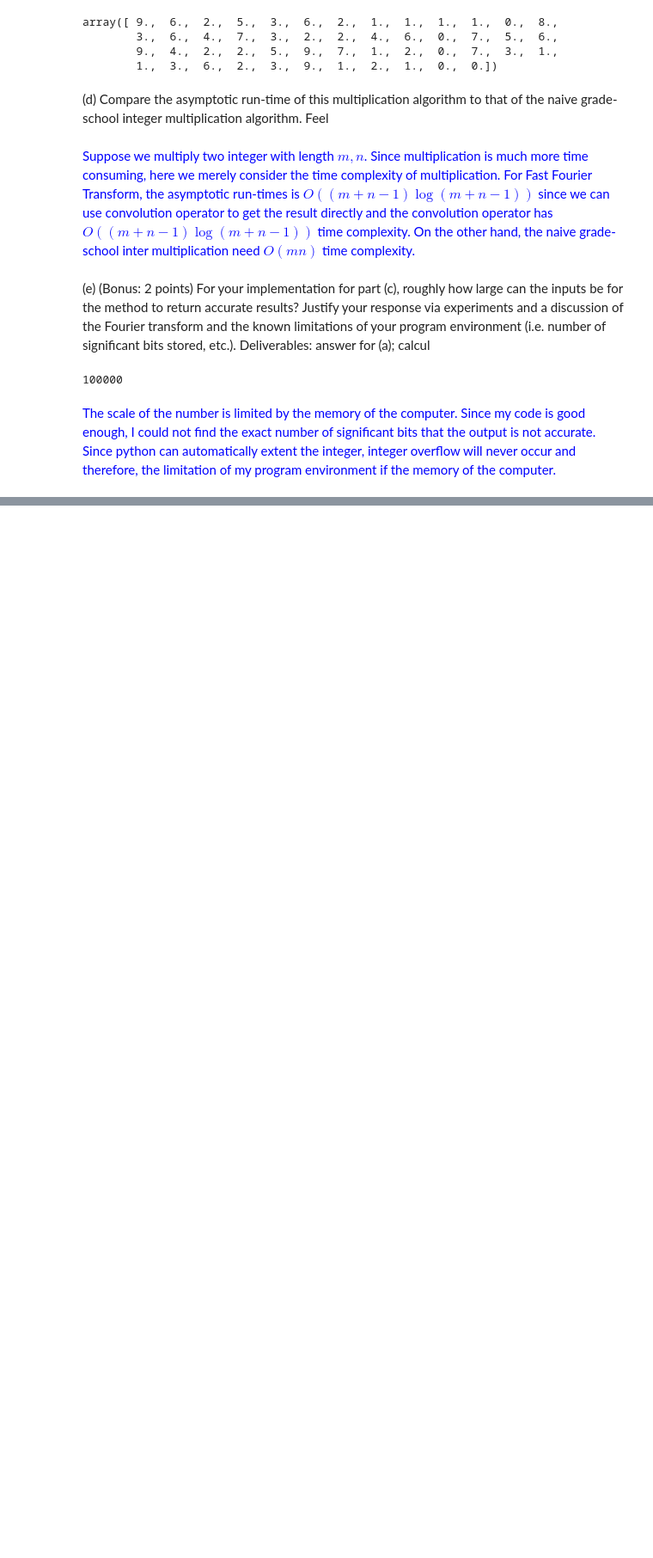
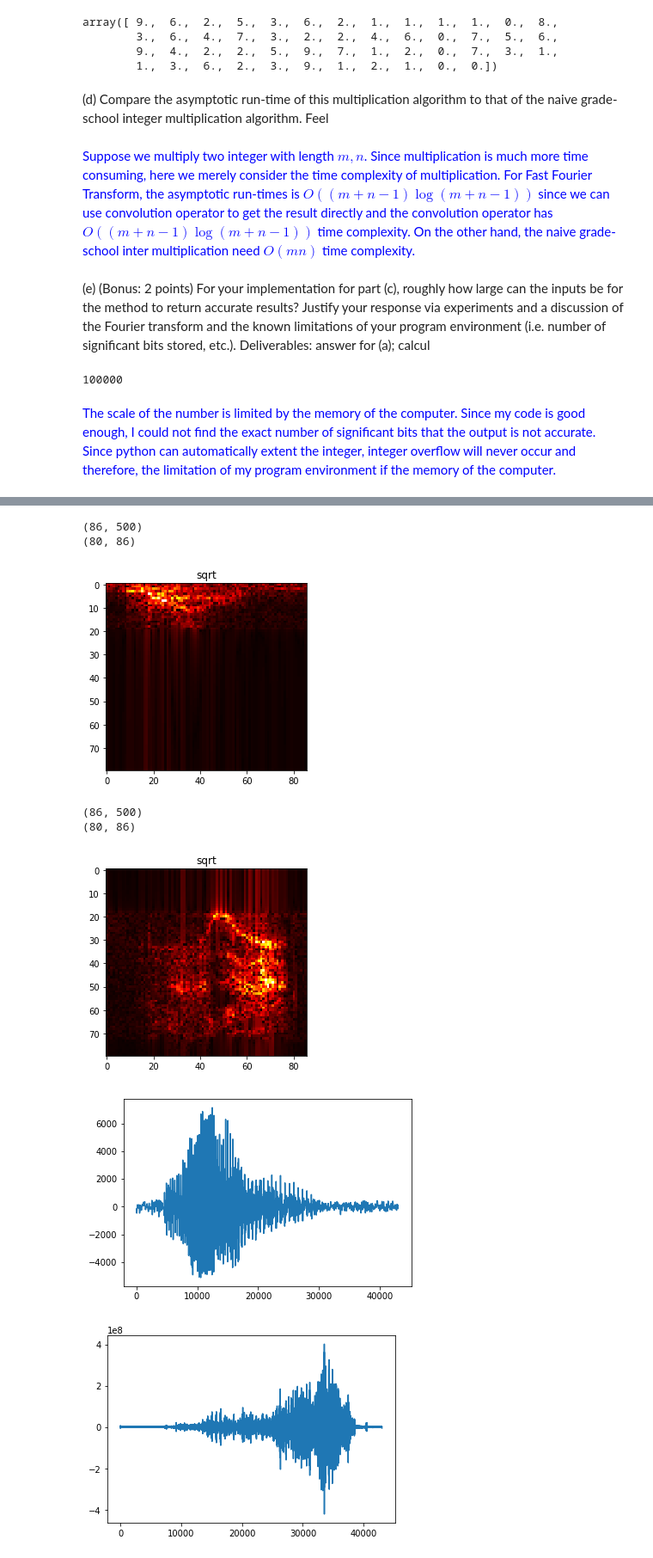
Before and after one commit to Skyraker2016/CS168, a Jupyter notebook: miniproject8/miniproject8.ipynb, the cells around one changed output, grey strips where cells are left out. Shown at 86% size. Drawn from its saved outputs; the diff is of its cells as text; code cells hidden in the pictures; blank space fills up the shorter version.

```diff
--- a/miniproject8/miniproject8.ipynb
+++ b/miniproject8/miniproject8.ipynb
@@ -142,0 +233,36 @@ while True:
+# %%
+def separate(data, t):
+    transformed = np.fft.fft(data)
+    filter_ = np.zeros(transformed.shape[0])
+    filter_[:t] = np.ones(t)
+    filter_[-t:] = np.ones(t)
+    lower_t = transformed * filter_
+    higher_t = transformed * (1-filter_)
+    return np.fft.ifft(lower_t), np.fft.fft(higher_t)
+
+def save_wav(data, filename):
+    data = (data * 1.0/np.max(np.abs(data))*32767).astype(np.int16)
+    with open(filename+'.wav', "wb") as f:
+        wavfile.write(f, sampleRate, data)
+
+l, h = separate(data, 1600)
+save_wav(l, 'l')
+save_wav(h, 'h')
+
+
+heatmap(l)
+heatmap(h)
+
+plt.plot(l)
+plt.show()
+plt.plot(h)
+plt.show()
+# %% [output]
+(86, 500)
+(80, 86)
+[figure, added]
+(86, 500)
+(80, 86)
+[figure, added]
+[figure, added]
+[figure, added]
```
Also changed, not shown: parts of 17 cells of this notebook, 4 other files.
